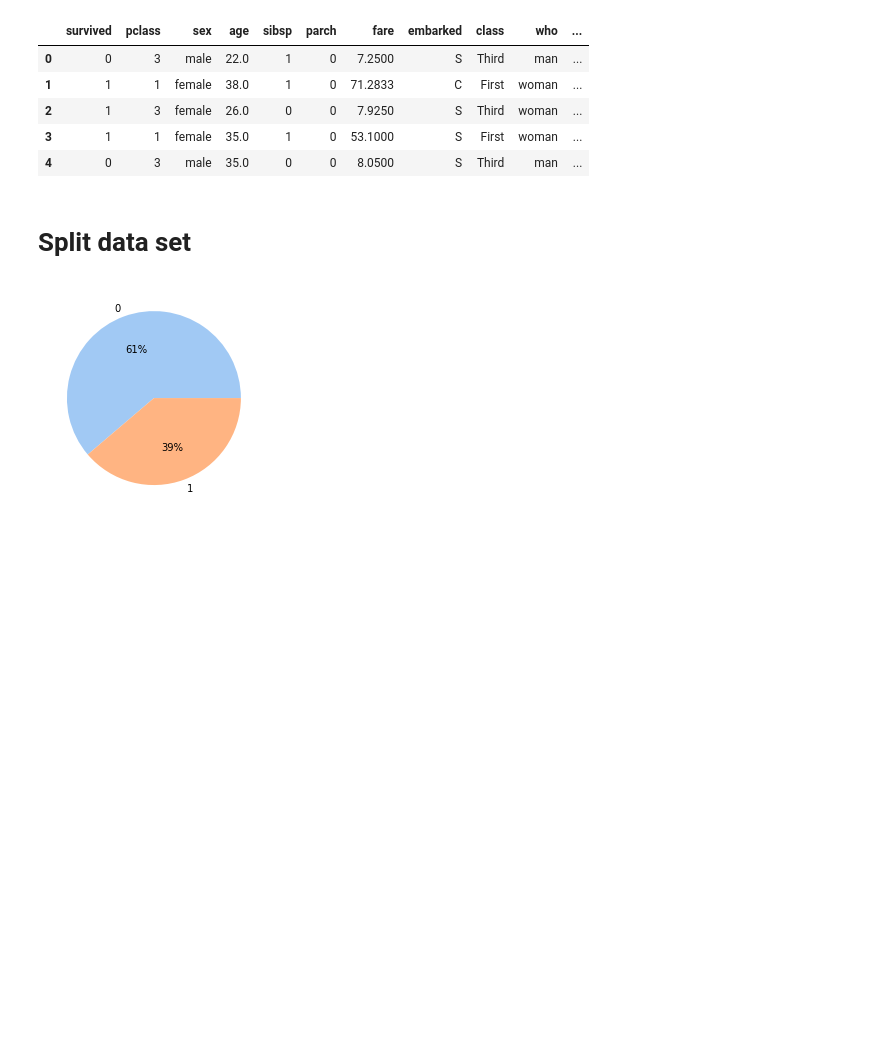
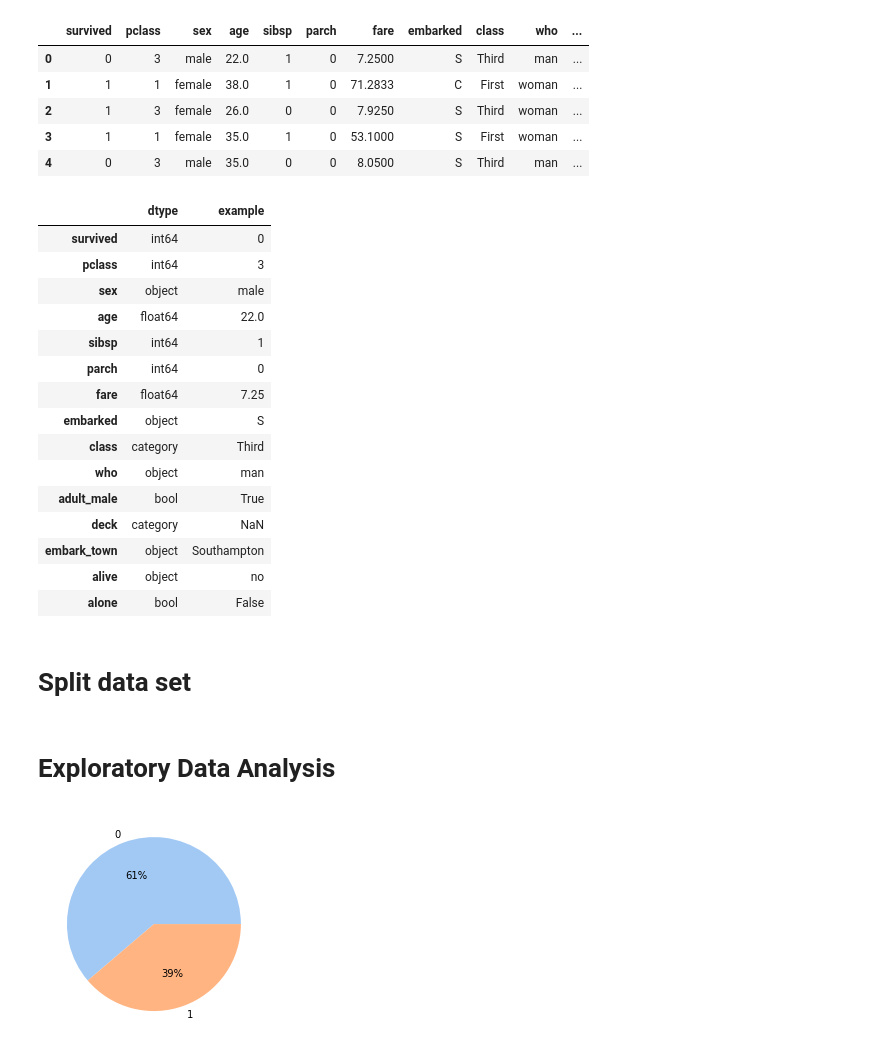
Before and after one commit to reejungkim/Pipeline, a Jupyter notebook: prep.ipynb, the cells around one changed output. Cells and saved outputs as stored; diff of their text form; code cells hidden in the pictures; blank space fills up the shorter version.

```diff
--- a/prep.ipynb
+++ b/prep.ipynb
@@ -84,6 +84,25 @@ df.head()
 | 2 | 1 | 3 | female | 26.0 | 0 | 0 | 7.9250 | S | Third | woman | ... |
 | 3 | 1 | 1 | female | 35.0 | 1 | 0 | 53.1000 | S | First | woman | ... |
 | 4 | 0 | 3 | male | 35.0 | 0 | 0 | 8.0500 | S | Third | man | ... |
+# %%
+pd.concat( [ df.dtypes.rename('dtype') , df.iloc[0].rename('example') ], axis=1 )
+# %% [output]
+|  | dtype | example |
+| survived | int64 | 0 |
+| pclass | int64 | 3 |
+| sex | object | male |
+| age | float64 | 22.0 |
+| sibsp | int64 | 1 |
+| parch | int64 | 0 |
+| fare | float64 | 7.25 |
+| embarked | object | S |
+| class | category | Third |
+| who | object | man |
+| adult_male | bool | True |
+| deck | category | NaN |
+| embark_town | object | Southampton |
+| alive | object | no |
+| alone | bool | False |
 # %%
 features = df.loc[:, df.columns!='survived']
 output = df.loc[:, df.columns=='survived']
@@ -93,6 +112,8 @@ output = df.loc[:, df.columns=='survived']
 X_train, X_test, y_train, y_test = train_test_split(features, output,
                                                     test_size=0.2,
                                                     random_state=52)
+# %% [markdown]
+# Exploratory Data Analysis
 # %%
 labels = [0,1]
 sizes = [y_train['survived'].value_counts()[0],
```
Also changed, not shown: parts of 14 cells of this notebook.
